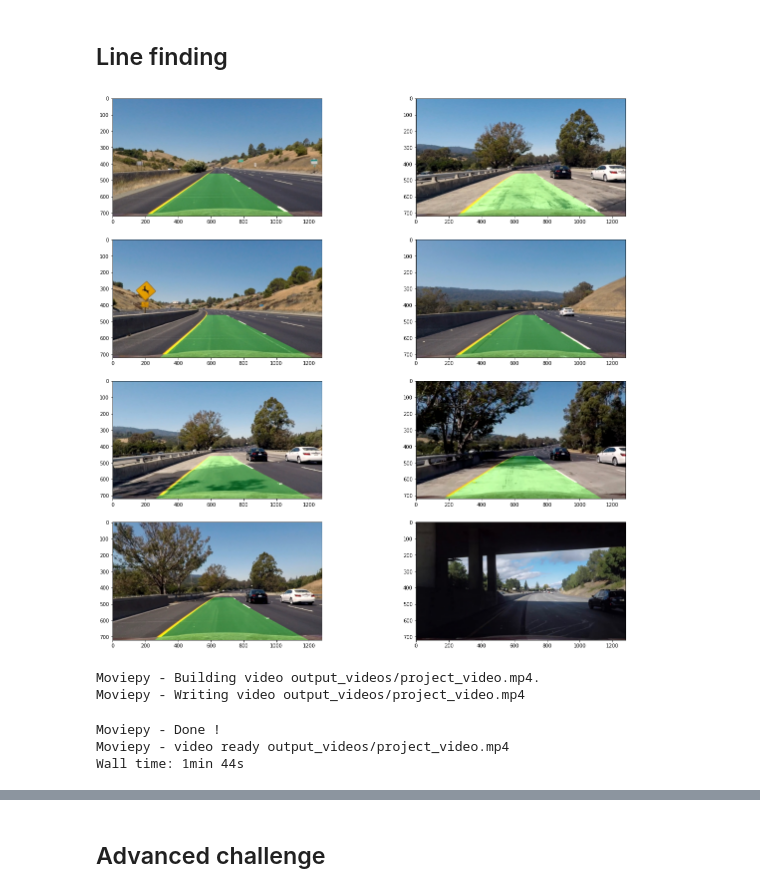
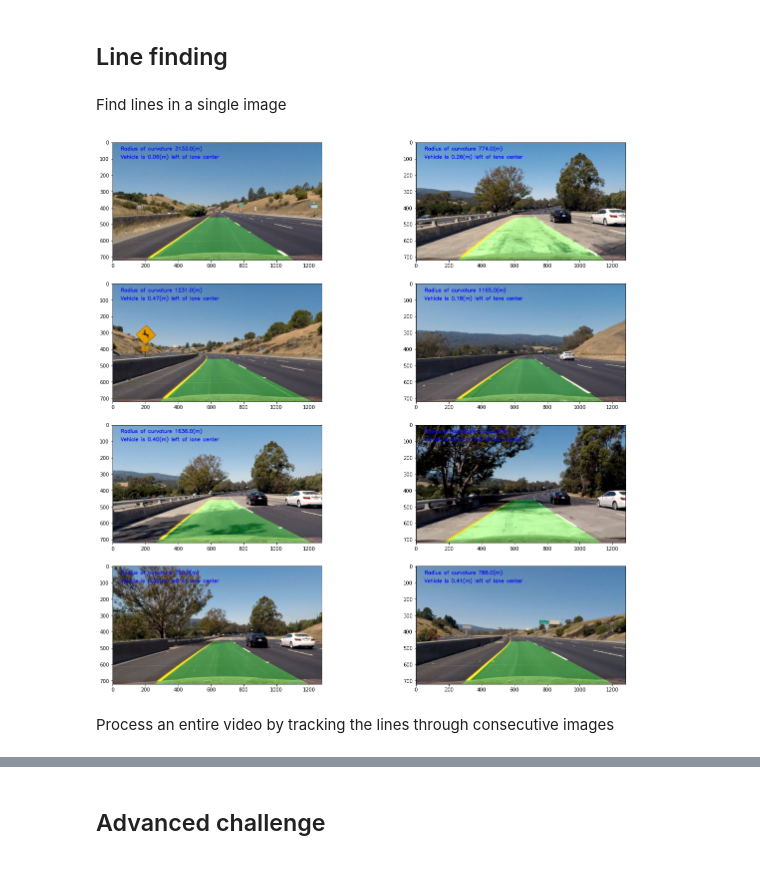
Before and after one commit to rbarbantan/CarND-LaneLines-P1, a Jupyter notebook: P2-Advanced-Lane-Lines/P2.ipynb, the cells around one changed output, grey strips where cells are left out. Drawn from its saved outputs; the diff is of its cells as text; code cells hidden in the pictures.

```diff
--- a/P2-Advanced-Lane-Lines/P2.ipynb
+++ b/P2-Advanced-Lane-Lines/P2.ipynb
@@ -262,33 +265,27 @@ def find_lane_pixels(binary_warped, nwindows=9, margin=100, minpix = 50):
 
 
 def fit_polynomial(binary_warped):
-    # Generate x and y values for plotting
-    ploty = np.linspace(0, binary_warped.shape[0]-1, binary_warped.shape[0] )
-
-
     # Find our lane pixels first
     leftx, lefty, rightx, righty = find_lane_pixels(binary_warped)
 
     # Fit a second order polynomial to each
-    if len(leftx) > 0:
-        left_fit = np.polyfit(lefty, leftx, 2)
-        left_fitx = left_fit[0]*ploty**2 + left_fit[1]*ploty + left_fit[2]
-    else:
-        left_fitx = []
+    left_fit = np.polyfit(lefty, leftx, 2) if len(leftx) > 0 else  []
+    right_fit = np.polyfit(righty, rightx, 2) if len(rightx) > 0 else []
 
-    if len(rightx) > 0:
-        right_fit = np.polyfit(righty, rightx, 2)
-        right_fitx = right_fit[0]*ploty**2 + right_fit[1]*ploty + right_fit[2]
-    else:
-        right_fitx = []
+    return left_fit, right_fit
 
-    return left_fitx, right_fitx, ploty
+def draw_lane( left, right, img_shape):
+    mask = np.zeros(img_shape, dtype=np.uint8)
 
-def draw_lane( x_left, x_right, y, img_shape):
-    mask = np.zeros(img_shape, dtype=np.uint8)
-    points = np.array([list(zip(x_left, y))+list(zip(x_right, y))[::-1]], dtype="int")
-    if len(points[0]) > 0:
+    if len(left) > 2 and len(right) > 2:
+        y = np.linspace(0, img_shape[0]-1, img_shape[0])
+
+        x_left = left[0] * y**2 + left[1] * y + left[2]
+        x_right = right[0]* y**2 + right[1]* y + right[2]
+
+        points = np.array([list(zip(x_left, y))+list(zip(x_right, y))[::-1]], dtype="int")
         cv2.fillPoly(mask, points, (0, 255, 0))
+
     return mask
 
 def weighted_img(img, initial_img, α=0.8, β=1., γ=0.):
@@ -296,28 +343,31 @@ def weighted_img(img, initial_img, α=0.8, β=1., γ=0.):
+# %% [markdown]
+Find lines in a single image
 # %%
 def process_image(image, camera_matrix, distortion_coeff, warp, warp_inv, s_thresh, sx_thresh):
     orig = np.copy(image)
     # undistort image using camera parameters computed during calibration
     undistorted = cv2.undistort(orig, mtx, dist, None, mtx)
     # binarize image
-    img = color_filter(undistorted, s_thresh, sx_thresh)
+    filtered = color_filter(undistorted, s_thresh, sx_thresh)
     # change perspective
-    img = cv2.warpPerspective(img, warp, (img.shape[1], img.shape[0]), flags=cv2.INTER_LINEAR)
+    warpped = cv2.warpPerspective(filtered, warp, (img.shape[1], img.shape[0]), flags=cv2.INTER_LINEAR)
     # find lines in warped binary image
-    left_fitx, right_fitx, ploty = fit_polynomial(img)
+    left_fit, right_fit = fit_polynomial(warpped)
     # Plots the left and right polynomials on the lane lines
-    line_img = draw_lane(left_fitx, right_fitx, ploty, undistorted.shape)
+    line_img = draw_lane(left_fit, right_fit, undistorted.shape)
     # change perspective back
     line_img = cv2.warpPerspective(line_img, warp_inv, (img.shape[1], img.shape[0]), flags=cv2.INTER_LINEAR)
     # merge images
     out_img = weighted_img(undistorted, line_img, α=0.3)
+    out_img = print_stats(out_img, left_fit, right_fit)
     return out_img
 
 fig, axes = plt.subplots(math.ceil(len(test_images)/2), 2, figsize=(20,20))
 for test_image, ax in zip(test_images, [b for a in axes for b in a]):
     out = process_image(test_image, mtx, dist, M, Minv, s_thresh, sx_thresh)
     ax.imshow(cv2.cvtColor(out, cv2.COLOR_BGR2RGB))
 # %% [output]
-[figure, old version]
+[figure, new version]
 # %%
 source_dir = 'test_images'
 target_dir = 'output_images'
@@ -326,6 +376,8 @@ for img_file in os.listdir(source_dir):
     img = cv2.imread(os.path.join(source_dir, img_file))
     processed_img = process_image(img, mtx, dist, M, Minv, s_thresh, sx_thresh)
     cv2.imwrite(os.path.join(target_dir, img_file), processed_img)
+# %% [markdown]
+Process an entire video by tracking the lines through consecutive images
 # %%
 out_video = 'output_videos'
 if not os.path.exists(out_video):
@@ -333,33 +388,0 @@ if not os.path.exists(out_video):
-# %%
-project_output = f'{out_video}/project_video.mp4'
-clip1 = VideoFileClip('project_video.mp4')
-
-count = 0
-error_dir = 'error_images'
-def debug_process_image(img):
-    """
-    This wrapper saves problematic images, to assist in finetuning
-    """
-    global count
-    try:
-        img = cv2.cvtColor(img, cv2.COLOR_RGB2BGR)
-        out = process_image(img, mtx, dist, M, Minv, s_thresh, sx_thresh)
-        #cv2.imwrite(os.path.join(error_dir, f'o{count}.jpg'), img)
-        #cv2.imwrite(os.path.join(error_dir, f'p{count}.jpg'), out)
-        count += 1
-        return cv2.cvtColor(out, cv2.COLOR_BGR2RGB)
-    except Exception as ex:
-        print(ex)
-        print(f'there was an error while processing frame {count}, we need to further finetune')
-        if not os.path.exists(error_dir):
-            os.mkdir(error_dir)
-        cv2.imwrite(os.path.join(error_dir, 'latest.jpg'), img)
-
-project_clip = clip1.fl_image(debug_process_image)
-%time project_clip.write_videofile(project_output, audio=False)
-# %% [output]
-Moviepy - Building video output_videos/project_video.mp4.
-Moviepy - Writing video output_videos/project_video.mp4
-Moviepy - Done !
-Moviepy - video ready output_videos/project_video.mp4
-Wall time: 1min 44s
```
Also changed, not shown: parts of 9 cells of this notebook, 1 other file.
